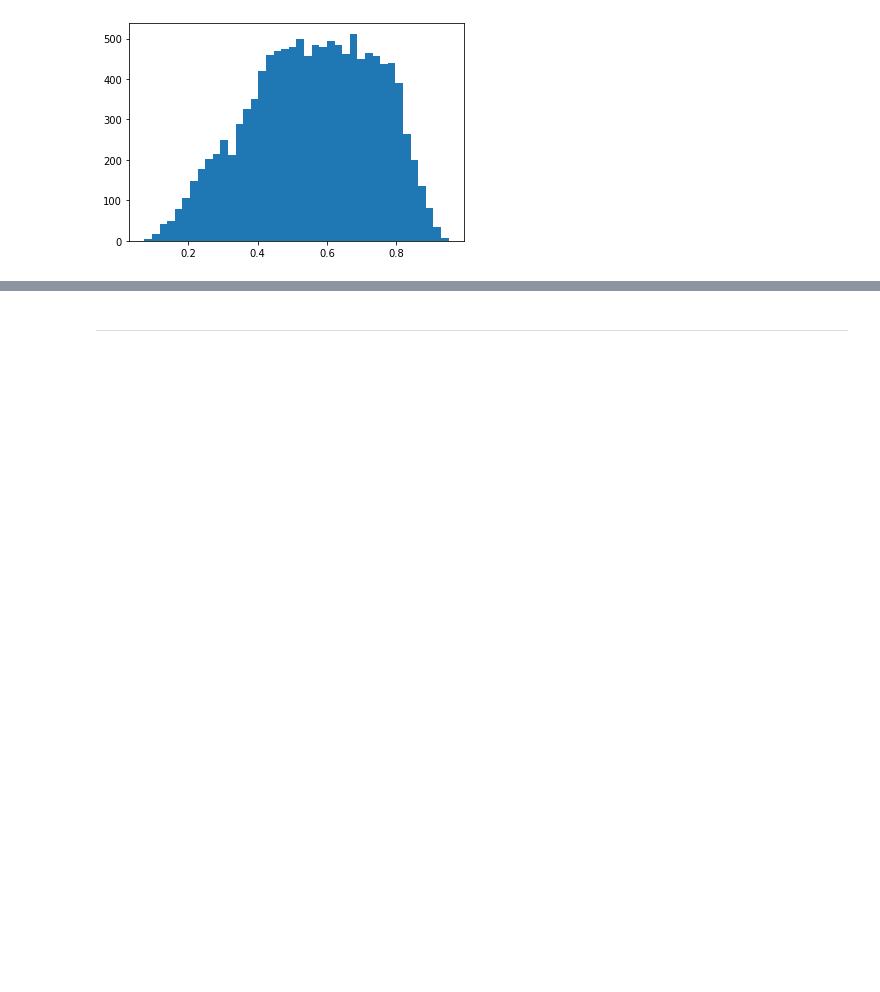
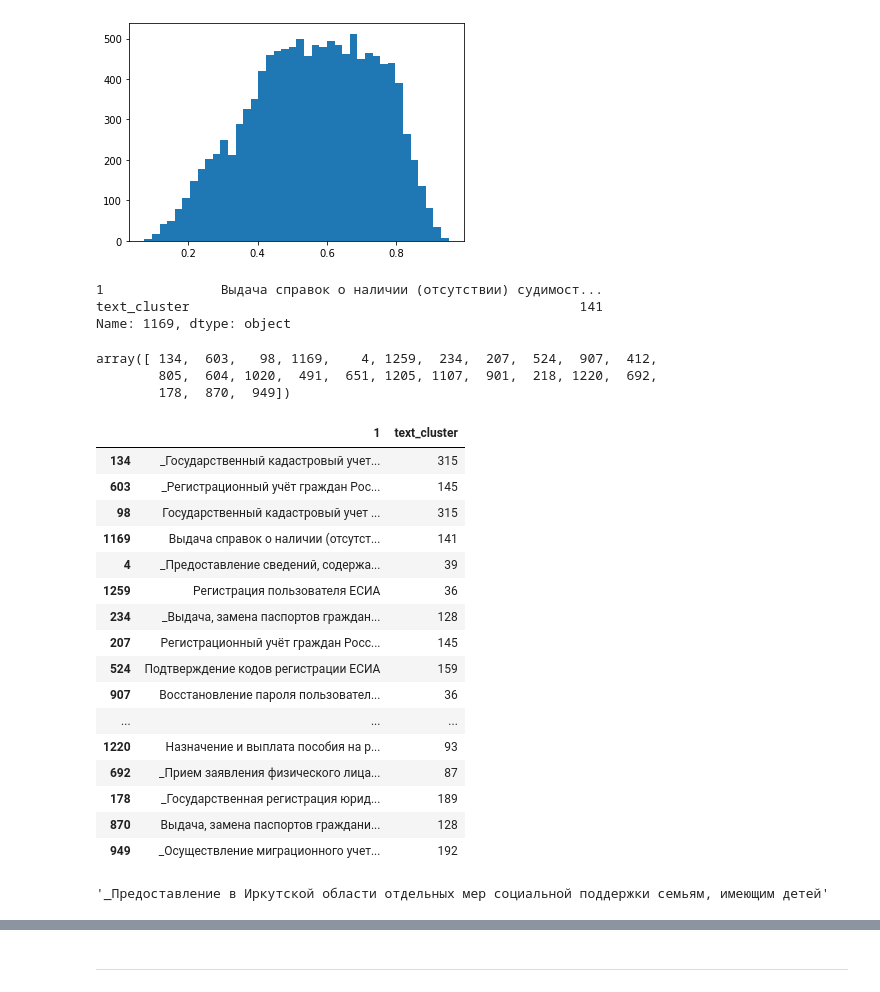
Before and after one commit to Gaussiandra/MFC_solution, a Jupyter notebook: solution.ipynb, the cells around one changed output, grey strips where cells are left out. Cells and saved outputs as stored; diff of their text form; code cells hidden in the pictures; blank space fills up the shorter version.

```diff
--- a/solution.ipynb
+++ b/solution.ipynb
@@ -1434,0 +1417,36 @@ plt.hist(distr_1259, bins=40)
+# %%
+id_to_desc.loc[1169]
+# %% [output]
+1               Выдача справок о наличии (отсутствии) судимост...
+text_cluster                                                  141
+Name: 1169, dtype: object
+# %%
+loaded_train_dataset.service_title.value_counts()[:25].index.values.astype(int)
+# %% [output]
+array([ 134,  603,   98, 1169,    4, 1259,  234,  207,  524,  907,  412,
+        805,  604, 1020,  491,  651, 1205, 1107,  901,  218, 1220,  692,
+        178,  870,  949])
+# %%
+id_to_desc.reindex(loaded_train_dataset.service_title.value_counts()[:25].index.astype(int))
+# %% [output]
+|  | 1 | text_cluster |
+| 134 | _Государственный кадастровый учет... | 315 |
+| 603 | _Регистрационный учёт граждан Рос... | 145 |
+| 98 | Государственный кадастровый учет ... | 315 |
+| 1169 | Выдача справок о наличии (отсутст... | 141 |
+| 4 | _Предоставление сведений, содержа... | 39 |
+| 1259 | Регистрация пользователя ЕСИА | 36 |
+| 234 | _Выдача, замена паспортов граждан... | 128 |
+| 207 | Регистрационный учёт граждан Росс... | 145 |
+| 524 | Подтверждение кодов регистрации ЕСИА | 159 |
+| 907 | Восстановление пароля пользовател... | 36 |
+| ... | ... | ... |
+| 1220 | Назначение и выплата пособия на р... | 93 |
+| 692 | _Прием заявления физического лица... | 87 |
+| 178 | _Государственная регистрация юрид... | 189 |
+| 870 | Выдача, замена паспортов граждани... | 128 |
+| 949 | _Осуществление миграционного учет... | 192 |
+# %%
+id_to_desc.loc[604][1]
+# %% [output]
+'_Предоставление в Иркутской области отдельных мер социальной поддержки семьям, имеющим детей'
```
Also changed, not shown: parts of 23 cells of this notebook.
